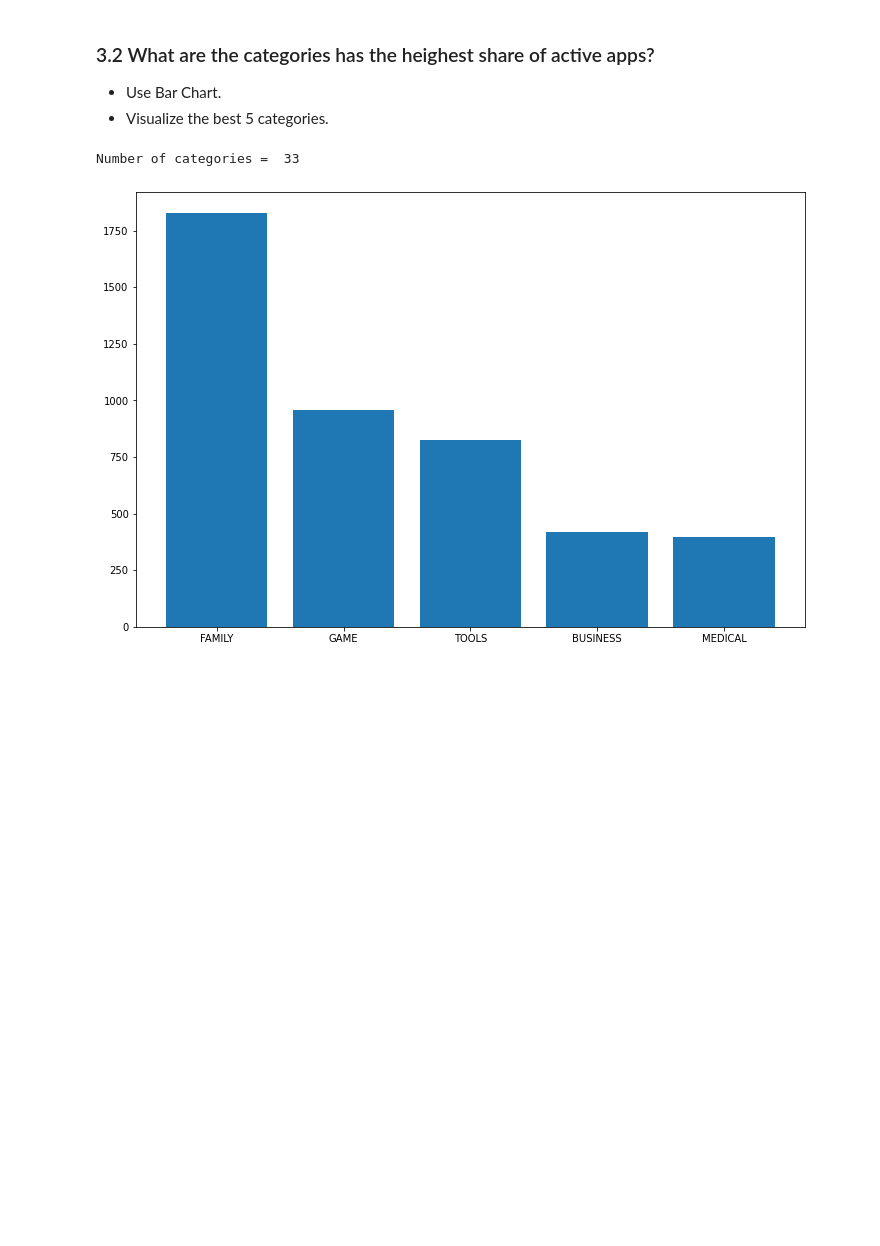
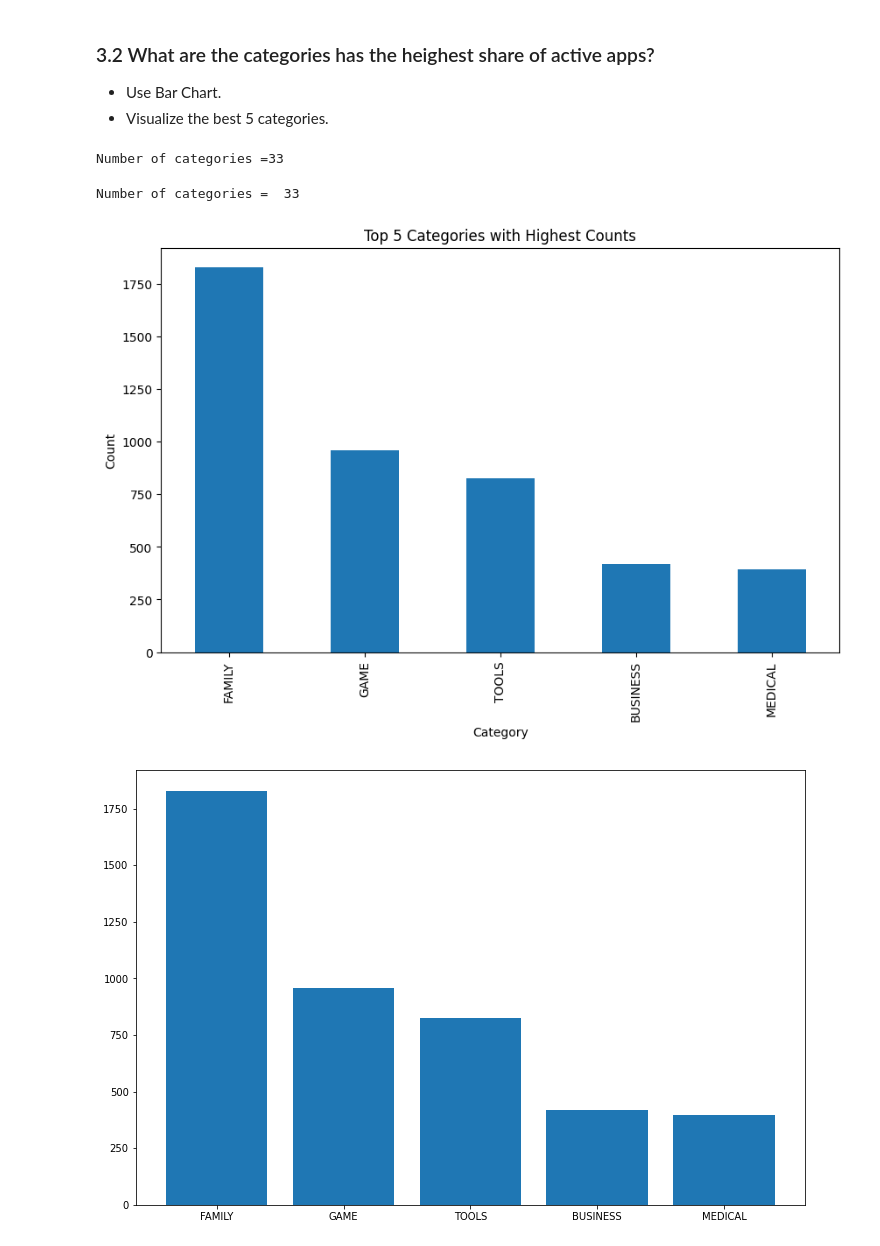
Before and after one commit to Tuwaiq-Data-Science-Bootcamp-V5/Matplotlib-Lab3, a Jupyter notebook: Matplotlib_Assignment3.ipynb, the cells around one changed output. Drawn from its saved outputs; the diff is of its cells as text; code cells hidden in the pictures; blank space fills up the shorter version.

```diff
--- a/Matplotlib_Assignment3.ipynb
+++ b/Matplotlib_Assignment3.ipynb
@@ -349,13 +488,23 @@ memory usage: 864.0+ KB
 - Use Bar Chart.
 - Visualize the best 5 categories.
 # %%
-# Write your code here
+print(f'Number of categories ={apps['Category'].nunique()}')
+# %% [output]
+Number of categories =33
 # %%
 # Output :-
 # %% [output]
 Number of categories =  33
 # %%
-# Write your code here
+topCat = apps['Category'].value_counts().head(5)
+plt.figure(figsize=(10, 6))
+topCat.plot(kind='bar')
+plt.title('Top 5 Categories with Highest Counts')
+plt.xlabel('Category')
+plt.ylabel('Count')
+plt.show()
+# %% [output]
+[figure, added]
 # %%
 # Output :-
 # %% [output]
```
Also changed, not shown: parts of 41 cells of this notebook.
